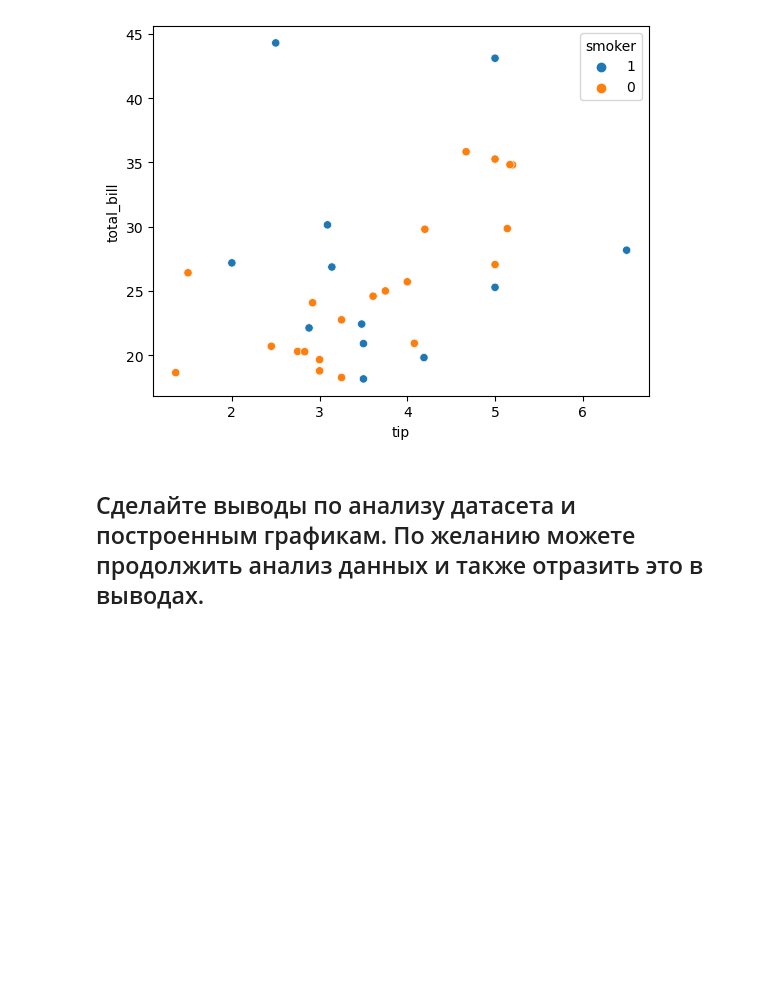
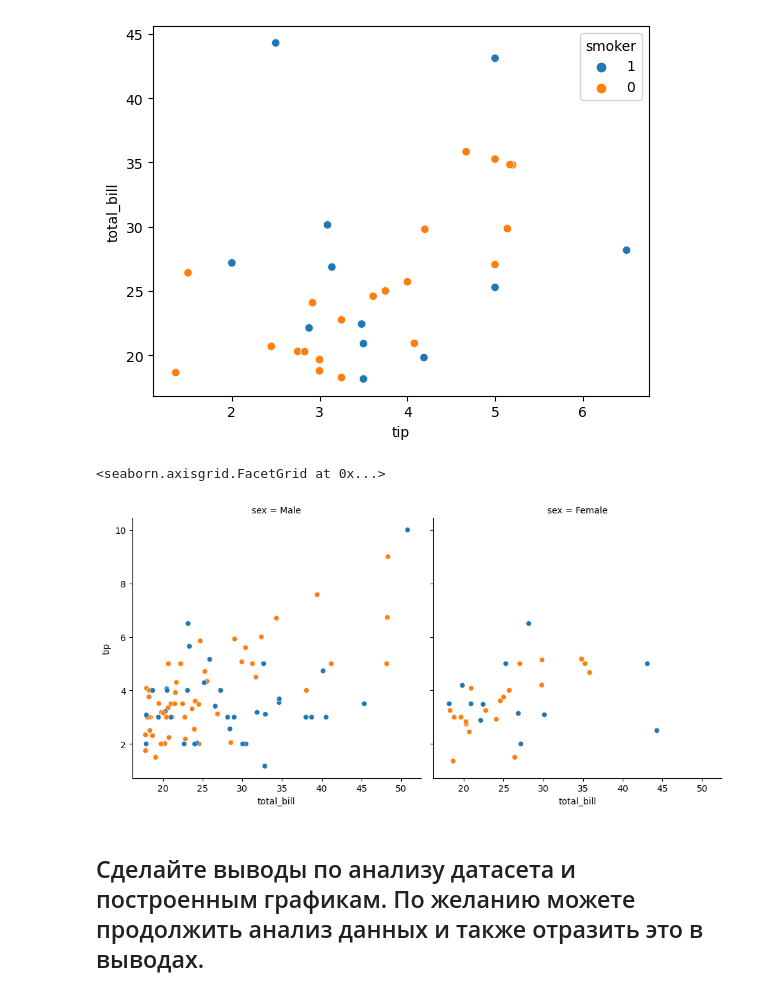
Before and after one commit to AlexeiShirobokov/otus_ml_2023, a Jupyter notebook: hw-3/Analyze and Visualize.ipynb, the cells around one changed output. Saved outputs shown, nothing was run; the diff lists cells and outputs as text; code cells hidden in the pictures; blank space fills up the shorter version.

```diff
--- a/hw-3/Analyze and Visualize.ipynb
+++ b/hw-3/Analyze and Visualize.ipynb
@@ -340,6 +352,12 @@ sns.scatterplot(x=x,y=y,hue=Female['smoker'])
 # %% [output]
 <AxesSubplot:xlabel='tip', ylabel='total_bill'>
 [figure]
+# %%
+g = sns.FacetGrid(sel, col="sex", height=5)
+g.map(sns.scatterplot, "total_bill", "tip", hue=sel['smoker'])
+# %% [output]
+<seaborn.axisgrid.FacetGrid at 0x...>
+[figure, added]
 # %% [markdown]
 ## Сделайте выводы по анализу датасета и построенным графикам. По желанию можете продолжить анализ данных и также отразить это в выводах.
 # %% [markdown]
```
Also changed, not shown: parts of 1 cell of this notebook.
